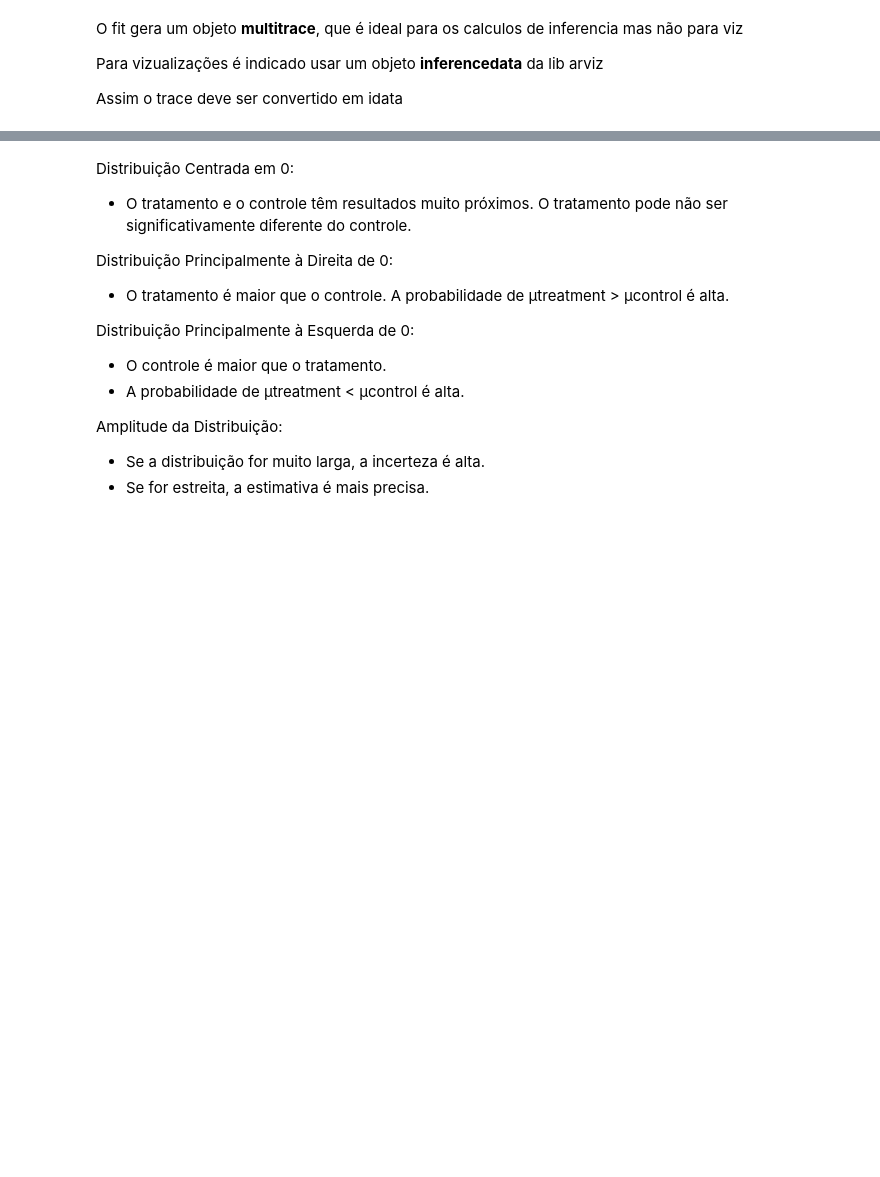
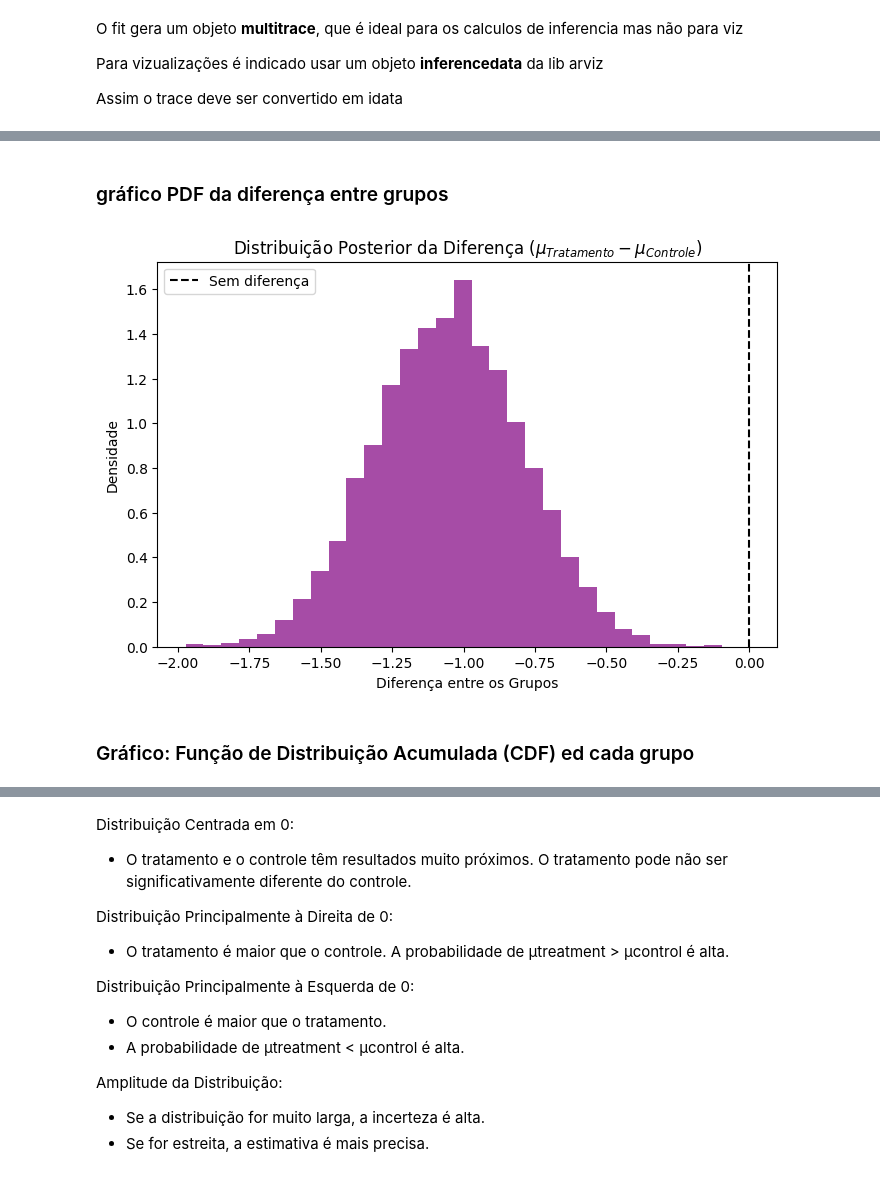
Before and after one commit to wjohnnyhonorato/thomas, a Jupyter notebook: thomas_construcao.ipynb, the cells around one changed output, grey strips where cells are left out. Cells and saved outputs as stored; diff of their text form; code cells hidden in the pictures; blank space fills up the shorter version.

```diff
--- a/thomas_construcao.ipynb
+++ b/thomas_construcao.ipynb
@@ -180,0 +172,17 @@ Intervalo de Credibilidade (Tratamento): [5.25190819 6.41120593]
+# %% [markdown]
+### gráfico PDF da diferença entre grupos
+# %%
+posterior_diff = trace["mu_treatment"] - trace["mu_control"]
+
+plt.figure(figsize=(8, 5))
+plt.hist(posterior_diff, bins=30, alpha=0.7, color='purple', density=True)
+plt.axvline(0, color='black', linestyle='dashed', label='Sem diferença')
+plt.title("Distribuição Posterior da Diferença ($\\mu_{Tratamento} - \\mu_{Controle}$)")
+plt.xlabel("Diferença entre os Grupos")
+plt.ylabel("Densidade")
+plt.legend()
+plt.show()
+# %% [output]
+[figure, added]
+# %% [markdown]
+### Gráfico: Função de Distribuição Acumulada (CDF) ed cada grupo
```
Also changed, not shown: parts of 44 cells of this notebook.
